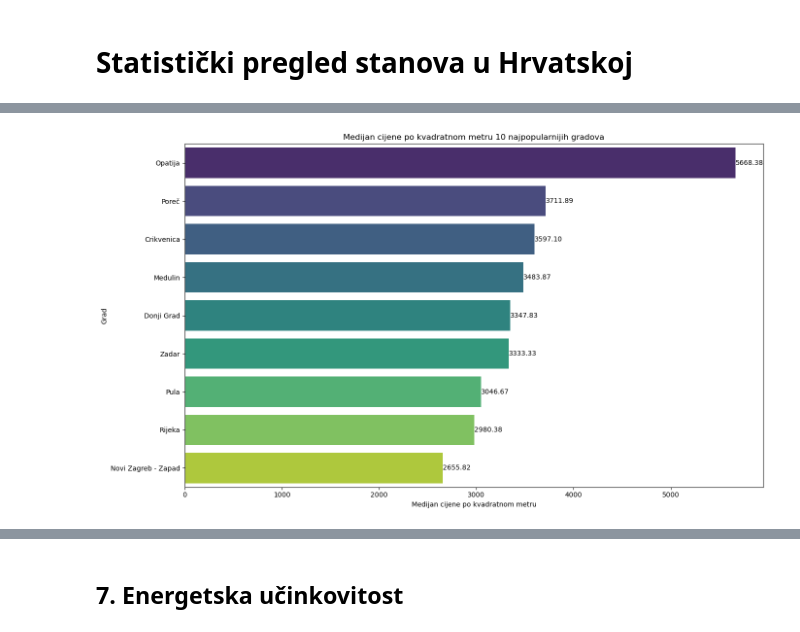
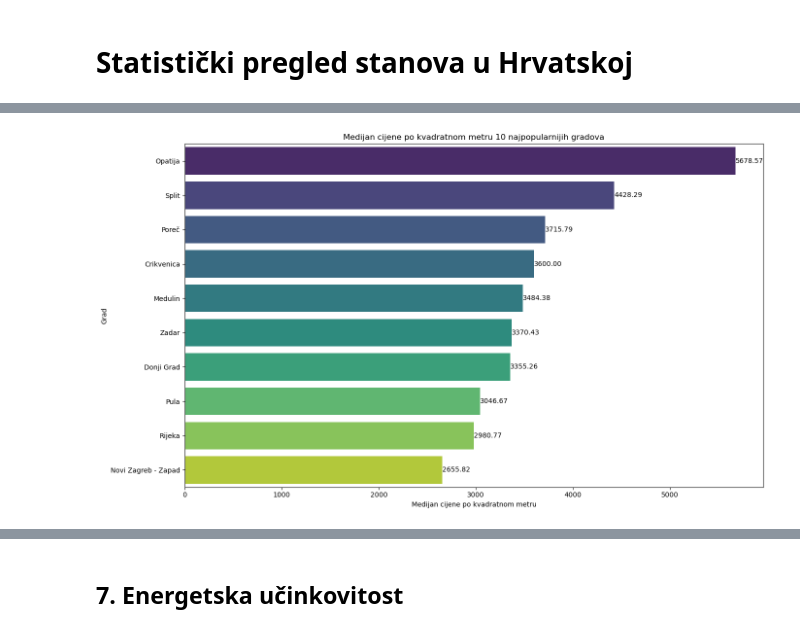
Before and after one commit to ikojun00/njuskalo-web-scraper, a Jupyter notebook: proba.ipynb, the cells around one changed output, grey strips where cells are left out. Cells and saved outputs as stored; diff of their text form; code cells hidden in the pictures.

```diff
--- a/proba.ipynb
+++ b/proba.ipynb
@@ -14,7 +16,7 @@ df = pd.read_csv('info.csv')
 df['Price per sqm'] = df['Price'] / df['Living area']
 county_counts = df['County'].value_counts()
 
-valid_counties = county_counts[county_counts >= 3].index
+valid_counties = county_counts[county_counts >= 100].index
 df_filtered = df[df['County'].isin(valid_counties)]
 
 median_price_per_sqm_county = df_filtered.groupby('County')['Price per sqm'].median().sort_values(ascending=False)
@@ -35,8 +39,6 @@ plt.show()
 # %%
-df['Price per sqm'] = df['Price'] / df['Living area']
 city_counts = df['City'].value_counts()
-
-valid_cities = city_counts[city_counts >= 3].index
+valid_cities = city_counts[city_counts >= 100].index
 df_filtered = df[df['City'].isin(valid_cities)]
 
 median_price_per_sqm_city = df_filtered.groupby('City')['Price per sqm'].median().sort_values(ascending=False).head(10)
@@ -57,21 +61,19 @@ plt.show()
 # %%
-df['Price per sqm'] = df['Price'] / df['Living area']
-city_counts = df['City'].value_counts().sort_values(ascending=False).head(9)
-
+city_counts = df['City'].value_counts().sort_values(ascending=False).head(10)
 df_filtered = df[df['City'].isin(city_counts.index)]
 
 median_price_per_sqm_city = df_filtered.groupby('City')['Price per sqm'].median().sort_values(ascending=False)
 
 plt.figure(figsize=(14, 8))
 sns.barplot(x=median_price_per_sqm_city.values, y=median_price_per_sqm_city.index, palette='viridis')
 for index, value in enumerate(median_price_per_sqm_city.values):
     plt.text(value, index, f'{value:.2f}', ha='left', va='center', color='black', fontsize=10)
 plt.xlabel('Medijan cijene po kvadratnom metru')
 plt.ylabel('Grad')
 plt.title('Medijan cijene po kvadratnom metru 10 najpopularnijih gradova')
 plt.tight_layout()
 plt.show()
 # %% [output]
-[figure, old version]
+[figure, new version]
 # %% [markdown]
 ## 4. Broj objavljenih stanova u travnju
```
Also changed, not shown: parts of 17 cells of this notebook.
